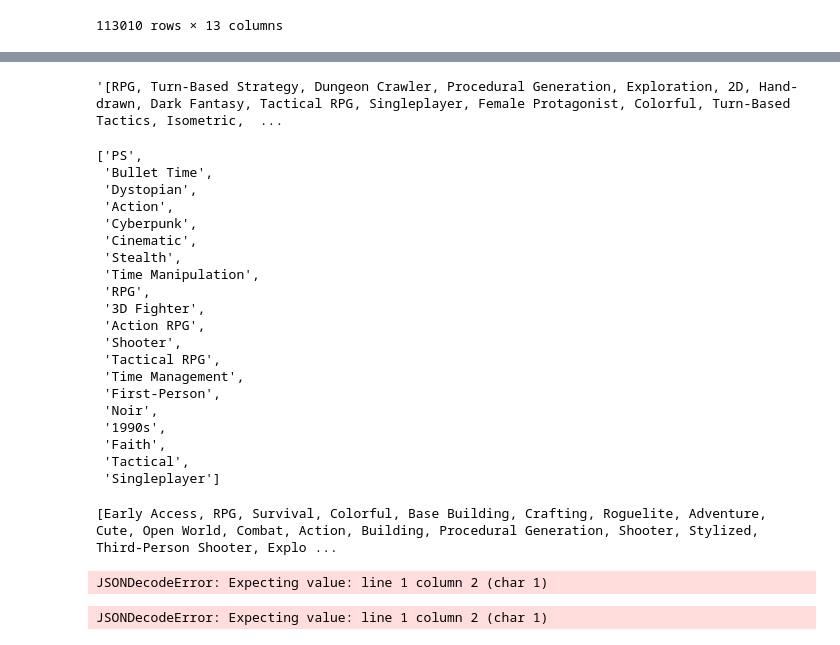
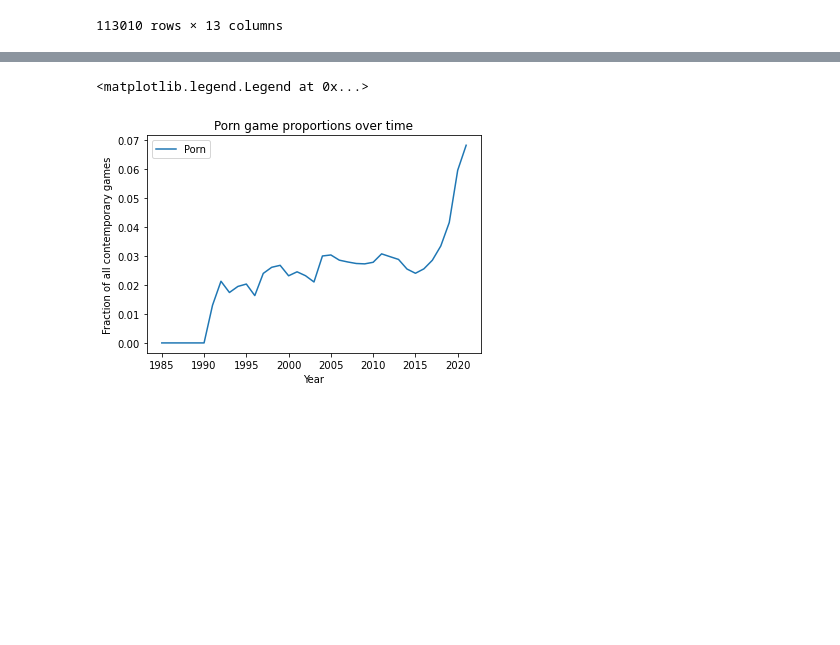
Before and after one commit to isam7/SteamScraping, a Jupyter notebook: Steam Data Analysis.ipynb, the cells around one changed output, grey strips where cells are left out. Drawn from its saved outputs; the diff is of its cells as text; code cells hidden in the pictures; blank space fills up the shorter version.

```diff
--- a/Steam Data Analysis.ipynb
+++ b/Steam Data Analysis.ipynb
@@ -178,0 +172,6 @@ for date in dates:
+# %%
+#How much porn is there on Steam?
+pornBool = tagBool(rawGames,['Nudity','Hentai','Mature'])
+pornGames = rawGames[pornBool]
+
+pornGamesCount = gameGrowth(pornGames,1985)
@@ -267,41 +205,17 @@ rpgs.tagsList.tolist()
-# %%
-string = "['RPG', 'Turn-Based Strategy', 'Dungeon Crawler', 'Procedural Generation', 'Exploration', '2D', 'Hand-drawn', 'Dark Fantasy', 'Tactical RPG', 'Singleplayer', 'Female Protagonist', 'Colorful', 'Turn-Based Tactics', 'Isometric', 'Fantasy', 'Tactical', 'Lore-Rich', 'Class-Based', 'Indie']"
-string.replace("\'","").replace('"',"").replace("'","")
-# %% [output]
-'[RPG, Turn-Based Strategy, Dungeon Crawler, Procedural Generation, Exploration, 2D, Hand-drawn, Dark Fantasy, Tactical RPG, Singleplayer, Female Protagonist, Colorful, Turn-Based Tactics, Isometric,  ...
-# %%
-re.findall(r"[^\[](.*?)[,\]]",string.replace("\'","").replace('"',"").replace("'",""))
-# %% [output]
-['PS',
- 'Bullet Time',
- 'Dystopian',
- 'Action',
- 'Cyberpunk',
- 'Cinematic',
- 'Stealth',
- 'Time Manipulation',
- 'RPG',
- '3D Fighter',
- 'Action RPG',
- 'Shooter',
- 'Tactical RPG',
- 'Time Management',
- 'First-Person',
- 'Noir',
- '1990s',
- 'Faith',
- 'Tactical',
- 'Singleplayer']
-# %%
-string = rpgs.tagsList[1].replace("\'","").replace('"',"").replace("'","")
-print(string)
-# %% [output]
-[Early Access, RPG, Survival, Colorful, Base Building, Crafting, Roguelite, Adventure, Cute, Open World, Combat, Action, Building, Procedural Generation, Shooter, Stylized, Third-Person Shooter, Explo ...
-# %%
-json.loads(string)
-# %% [output]
-JSONDecodeError: Expecting value: line 1 column 2 (char 1)
-# %%
-json.loads('[\'Action\', \'Adventure\', \'2D Fighter\', \'2D Platformer\', \'2D\', \'Story Rich\', "1990\'s", \'RPG\', \'Singleplayer\', \'RPGMaker\']')
-# %% [output]
-JSONDecodeError: Expecting value: line 1 column 2 (char 1)
+# %%
+#Plot change in proportion of RPGs over time
+plt.figure()
+
+dates = range(1985,dt.now().year)
+
+plt.plot([dates[i] for i in range(len(dates)) if allGamesCount[i]>0], [pornGamesCount[i]/allGamesCount[i] for i in range(len(dates)) if allGamesCount[i]>0],label='Porn')
+
+
+plt.title('Porn game proportions over time')
+plt.xlabel('Year')
+plt.ylabel('Fraction of all contemporary games')
+
+plt.legend()
+# %% [output]
+<matplotlib.legend.Legend at 0x...>
+[figure, added]
```
Also changed, not shown: parts of 19 cells of this notebook.
